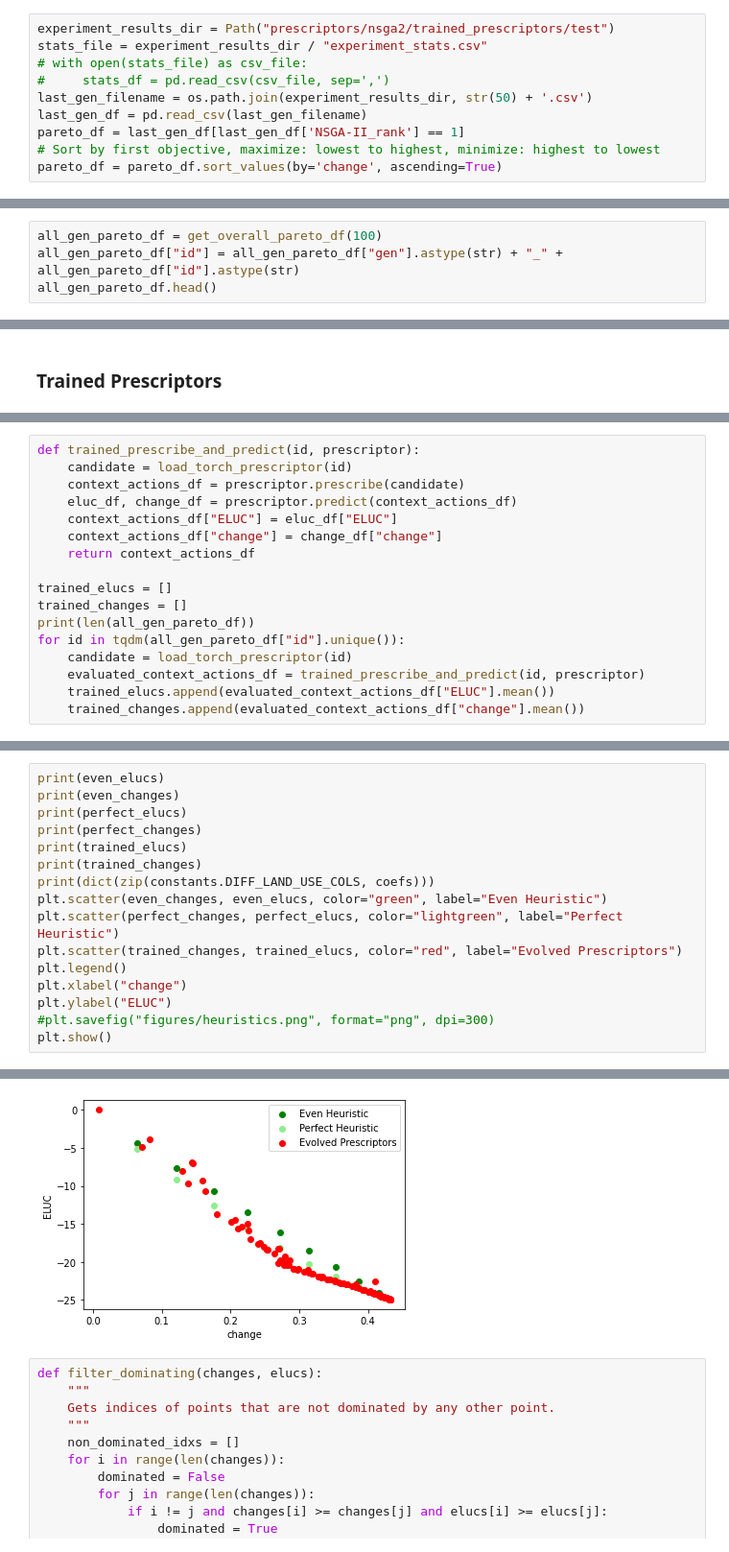
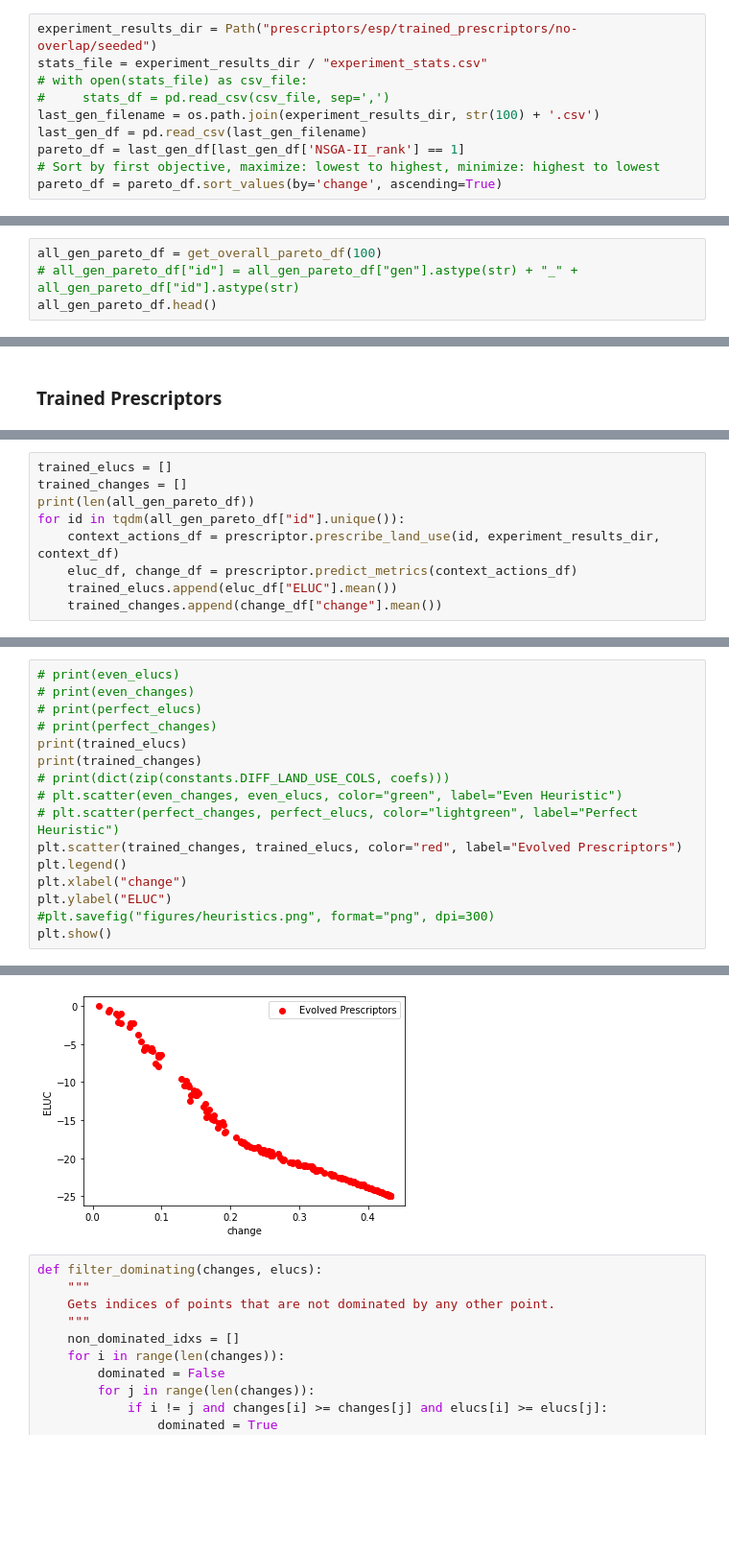
Before and after one commit to Project-Resilience/mvp, a Jupyter notebook: use_cases/eluc/experiments/prescriptor_experiments.ipynb, the cells around one changed output, grey strips where cells are left out. Shown at 96% size. Drawn from its saved outputs; the diff is of its cells as text; blank space fills up the shorter version.

```diff
--- a/use_cases/eluc/experiments/prescriptor_experiments.ipynb
+++ b/use_cases/eluc/experiments/prescriptor_experiments.ipynb
@@ -21,11 +21,11 @@ dataset = ELUCData()
 # %% [markdown]
 ### Load Results
 # %%
-experiment_results_dir = Path("prescriptors/nsga2/trained_prescriptors/test")
+experiment_results_dir = Path("prescriptors/esp/trained_prescriptors/no-overlap/seeded")
 stats_file = experiment_results_dir / "experiment_stats.csv"
 # with open(stats_file) as csv_file:
 #     stats_df = pd.read_csv(csv_file, sep=',')
-last_gen_filename = os.path.join(experiment_results_dir, str(50) + '.csv')
+last_gen_filename = os.path.join(experiment_results_dir, str(100) + '.csv')
 last_gen_df = pd.read_csv(last_gen_filename)
 pareto_df = last_gen_df[last_gen_df['NSGA-II_rank'] == 1]
 # Sort by first objective, maximize: lowest to highest, minimize: highest to lowest
@@ -179,5 +179,5 @@ plot_all_gens(experiment_results_dir, [a + 1 for a in range(100)], save=False)
 # %%
 all_gen_pareto_df = get_overall_pareto_df(100)
-all_gen_pareto_df["id"] = all_gen_pareto_df["gen"].astype(str) + "_" + all_gen_pareto_df["id"].astype(str)
+# all_gen_pareto_df["id"] = all_gen_pareto_df["gen"].astype(str) + "_" + all_gen_pareto_df["id"].astype(str)
 all_gen_pareto_df.head()
 # %% [output]
@@ -372,18 +355,10 @@ def load_torch_prescriptor(id: str) -> Candidate:
 # %%
-def trained_prescribe_and_predict(id, prescriptor):
-    candidate = load_torch_prescriptor(id)
-    context_actions_df = prescriptor.prescribe(candidate)
-    eluc_df, change_df = prescriptor.predict(context_actions_df)
-    context_actions_df["ELUC"] = eluc_df["ELUC"]
-    context_actions_df["change"] = change_df["change"]
-    return context_actions_df
-
 trained_elucs = []
 trained_changes = []
 print(len(all_gen_pareto_df))
 for id in tqdm(all_gen_pareto_df["id"].unique()):
-    candidate = load_torch_prescriptor(id)
-    evaluated_context_actions_df = trained_prescribe_and_predict(id, prescriptor)
-    trained_elucs.append(evaluated_context_actions_df["ELUC"].mean())
-    trained_changes.append(evaluated_context_actions_df["change"].mean())
+    context_actions_df = prescriptor.prescribe_land_use(id, experiment_results_dir, context_df)
+    eluc_df, change_df = prescriptor.predict_metrics(context_actions_df)
+    trained_elucs.append(eluc_df["ELUC"].mean())
+    trained_changes.append(change_df["change"].mean())
 # %% [output]
@@ -391,13 +383,13 @@ for id in tqdm(all_gen_pareto_df["id"].unique()):
 # %%
-print(even_elucs)
-print(even_changes)
-print(perfect_elucs)
-print(perfect_changes)
+# print(even_elucs)
+# print(even_changes)
+# print(perfect_elucs)
+# print(perfect_changes)
 print(trained_elucs)
 print(trained_changes)
-print(dict(zip(constants.DIFF_LAND_USE_COLS, coefs)))
-plt.scatter(even_changes, even_elucs, color="green", label="Even Heuristic")
-plt.scatter(perfect_changes, perfect_elucs, color="lightgreen", label="Perfect Heuristic")
+# print(dict(zip(constants.DIFF_LAND_USE_COLS, coefs)))
+# plt.scatter(even_changes, even_elucs, color="green", label="Even Heuristic")
+# plt.scatter(perfect_changes, perfect_elucs, color="lightgreen", label="Perfect Heuristic")
 plt.scatter(trained_changes, trained_elucs, color="red", label="Evolved Prescriptors")
 plt.legend()
 plt.xlabel("change")
@@ -415,4 +402,4 @@ plt.show()
-[figure, old version]
+[figure, new version]
 # %%
 def filter_dominating(changes, elucs):
     """
```
Also changed, not shown: parts of 20 cells of this notebook, 2 other files.
